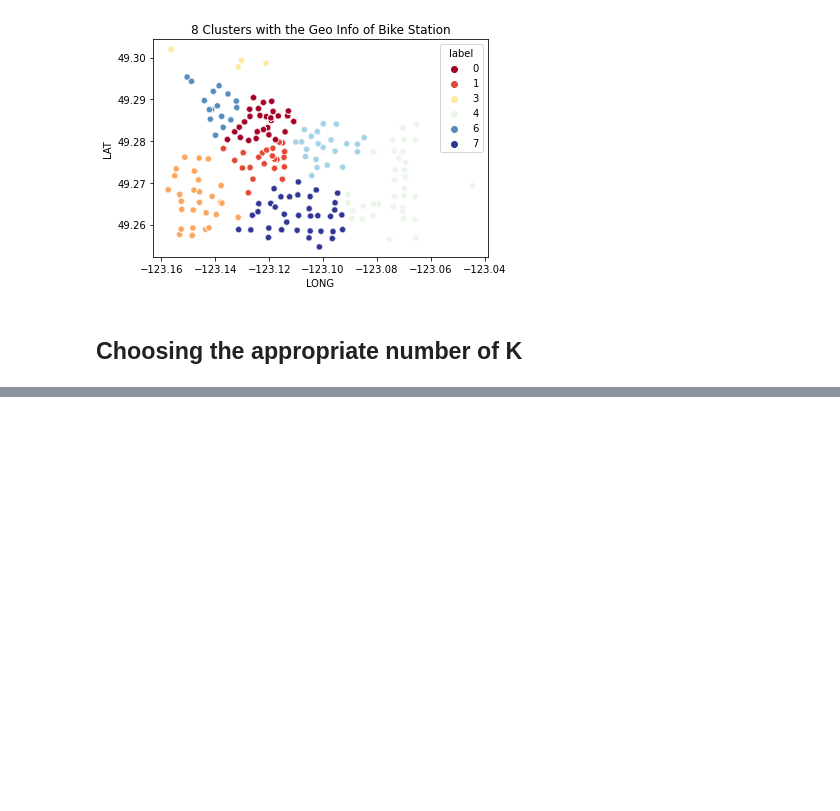
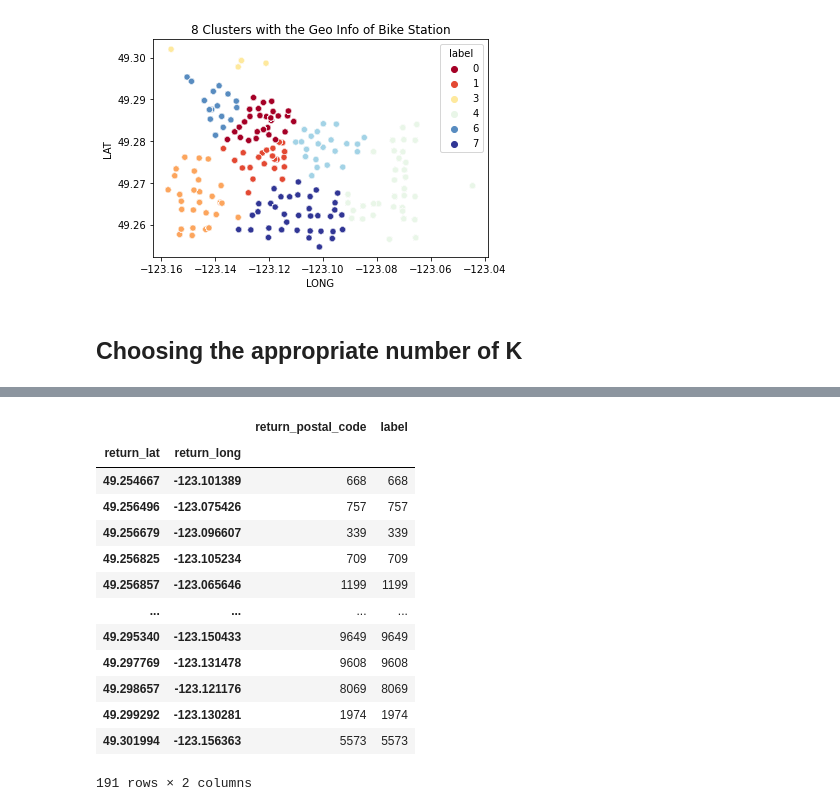
Before and after one commit to jefwang9/733_Final_Project, a Jupyter notebook: src/kmeans.ipynb, the cells around one changed output, grey strips where cells are left out. Saved outputs shown, nothing was run; the diff lists cells and outputs as text; code cells hidden in the pictures; blank space fills up the shorter version.

```diff
--- a/src/kmeans.ipynb
+++ b/src/kmeans.ipynb
@@ -259,0 +267,3 @@ sse.append(kmeans.inertia_)
+# %%
+df_kmeans_v5v6['return_pos'] = df_kmeans_v5v6['return_long']+df_kmeans_v5v6['return_lat']
+df_kmeans_v5v6['dep_pos'] = df_kmeans_v5v6['dep_long']+df_kmeans_v5v6['dep_lat']
@@ -259,0 +343,17 @@ sse.append(kmeans.inertia_)
+# %%
+node.groupby(['return_lat','return_long']).count()
+# %% [output]
+|  |  | return_postal_code | label |
+| return_lat | return_long |  |  |
+| 49.254667 | -123.101389 | 668 | 668 |
+| 49.256496 | -123.075426 | 757 | 757 |
+| 49.256679 | -123.096607 | 339 | 339 |
+| 49.256825 | -123.105234 | 709 | 709 |
+| 49.256857 | -123.065646 | 1199 | 1199 |
+| ... | ... | ... | ... |
+| 49.295340 | -123.150433 | 9649 | 9649 |
+| 49.297769 | -123.131478 | 9608 | 9608 |
+| 49.298657 | -123.121176 | 8069 | 8069 |
+| 49.299292 | -123.130281 | 1974 | 1974 |
+| 49.301994 | -123.156363 | 5573 | 5573 |
+191 rows × 2 columns
```
Also changed, not shown: parts of 25 cells of this notebook, 4 other files.
